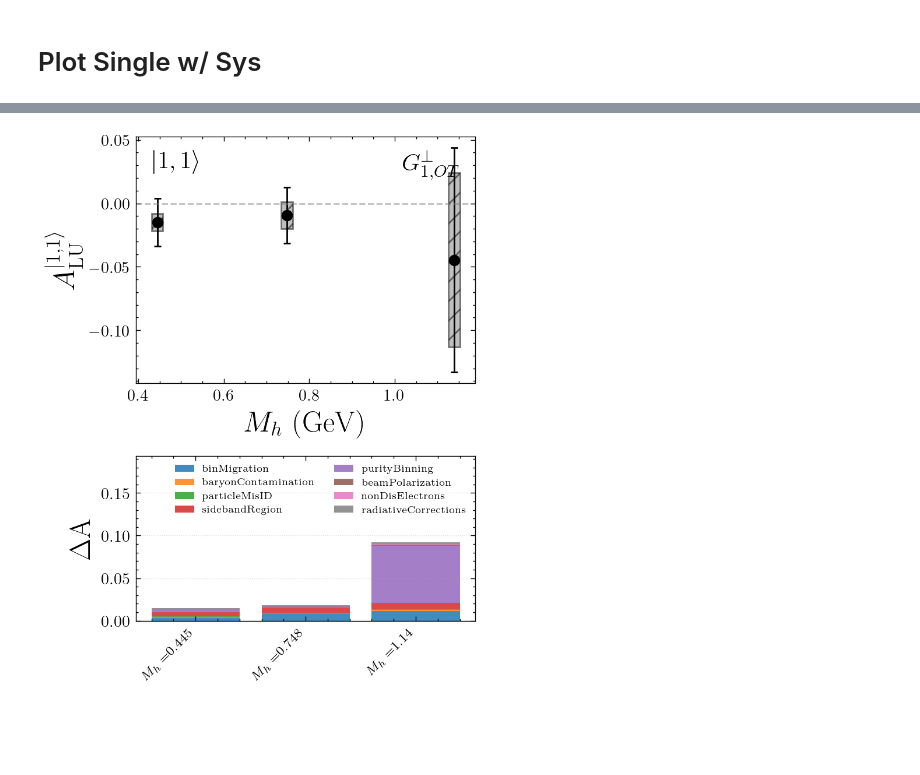
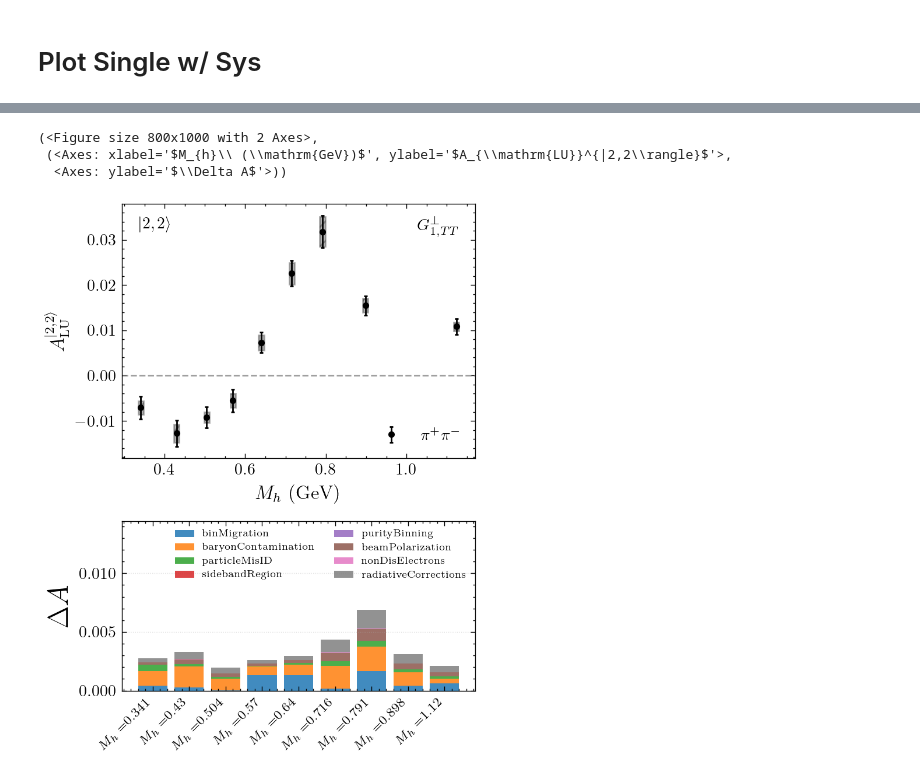
Before and after one commit to Gregtom3/YAPWR, a Jupyter notebook: analysis/playground.ipynb, the cells around one changed output, grey strips where cells are left out. Saved outputs shown, nothing was run; the diff lists cells and outputs as text; code cells hidden in the pictures; blank space fills up the shorter version.

Commit message:
Cleaner plotting

```diff
--- a/analysis/playground.ipynb
+++ b/analysis/playground.ipynb
@@ -40,7 +25,10 @@ asym_plotter.plotSysFig(yamlData=data, L=1, M=1, twist=2, pair="piplus_piminus",
 # %%
-path = "../out/test_v0/asymmetry_results.yaml"
+path = "../out/full_v0/asymmetry_results.yaml"
 data = dataloader.loadFromYamlPath(path)
 
-asym_plotter.plotSysFig(yamlData=data, L=1, M=1, twist=2, pair="piminus_pi0", show_sys_band=True)
+asym_plotter.plotSysFig(yamlData=data, L=2, M=2, twist=2, pair="piplus_piminus", show_sys_band=True)
 # %% [output]
+(<Figure size 800x1000 with 2 Axes>,
+ (<Axes: xlabel='$M_{h}\\ (\\mathrm{GeV})$', ylabel='$A_{\\mathrm{LU}}^{|2,2\\rangle}$'>,
+  <Axes: ylabel='$\\Delta A$'>))
-[figure, old version]
+[figure, new version]
```
Also changed, not shown: parts of 5 cells of this notebook, 1 other file.
